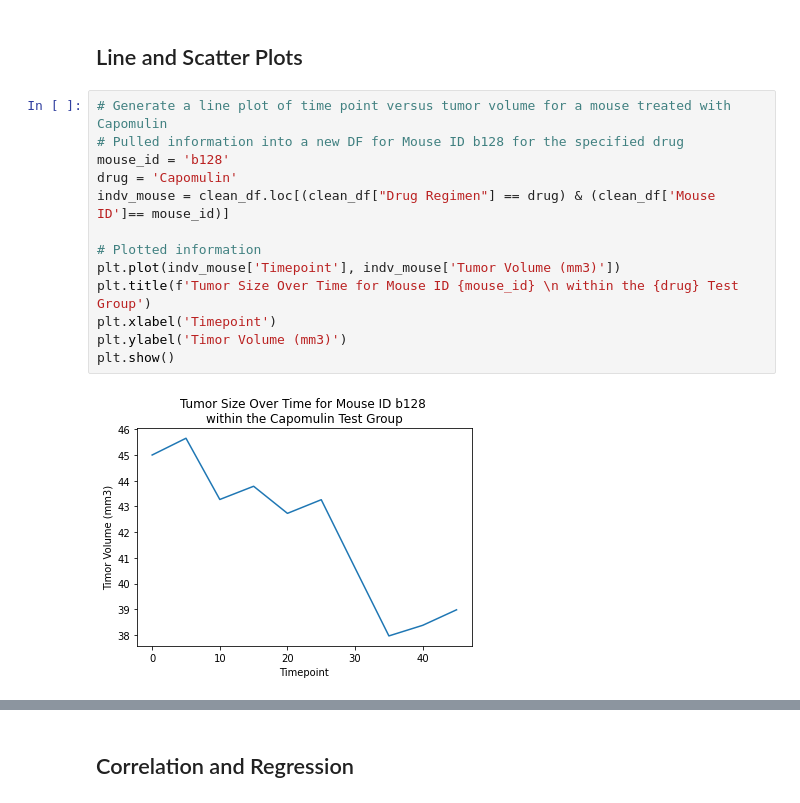
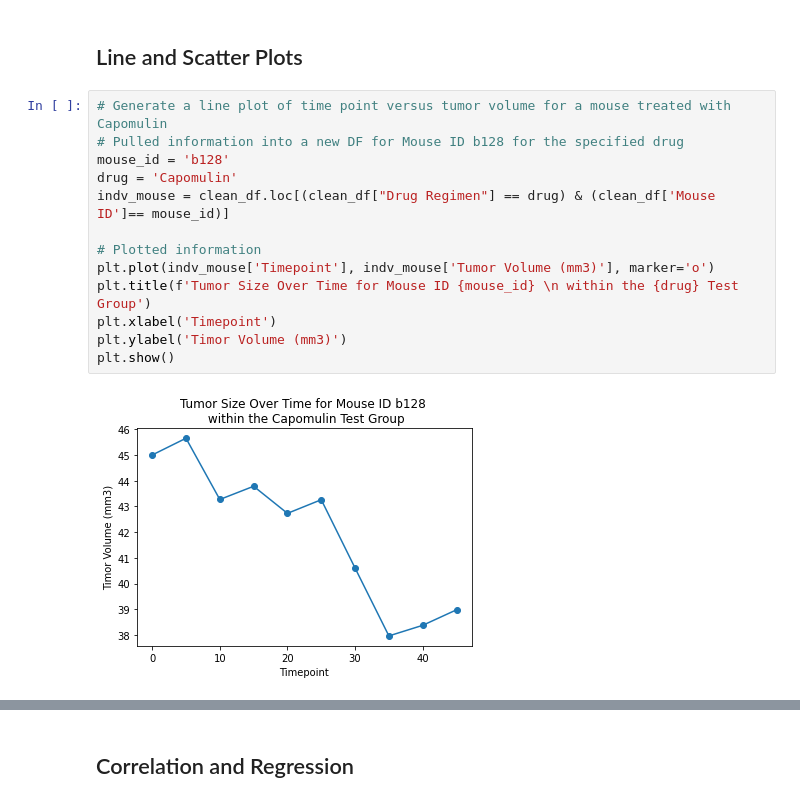
Before and after one commit to szerpa17/matplotlib-challenge, a Jupyter notebook: Pymaceuticals/pymaceuticals.ipynb, the cells around one changed output, grey strips where cells are left out. Saved outputs shown, nothing was run; the diff lists cells and outputs as text.

```diff
--- a/Pymaceuticals/pymaceuticals.ipynb
+++ b/Pymaceuticals/pymaceuticals.ipynb
@@ -424,18 +423,18 @@ plt.show()
 # %%
 # Generate a line plot of time point versus tumor volume for a mouse treated with Capomulin
 # Pulled information into a new DF for Mouse ID b128 for the specified drug
 mouse_id = 'b128'
 drug = 'Capomulin'
 indv_mouse = clean_df.loc[(clean_df["Drug Regimen"] == drug) & (clean_df['Mouse ID']== mouse_id)]
 
 # Plotted information
-plt.plot(indv_mouse['Timepoint'], indv_mouse['Tumor Volume (mm3)'])
+plt.plot(indv_mouse['Timepoint'], indv_mouse['Tumor Volume (mm3)'], marker='o')
 plt.title(f'Tumor Size Over Time for Mouse ID {mouse_id} \n within the {drug} Test Group')
 plt.xlabel('Timepoint')
 plt.ylabel('Timor Volume (mm3)')
 plt.show()
 # %% [output]
-[figure, old version]
+[figure, new version]
 # %%
 # Generate a scatter plot of mouse weight versus average tumor volume for the Capomulin regimen
 # Pulled information into a new DF for the specified drug
```
Also changed, not shown: parts of 4 cells of this notebook.
